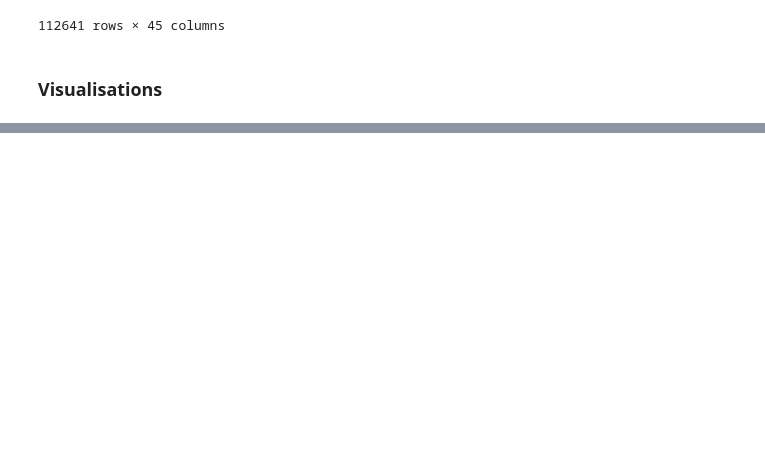
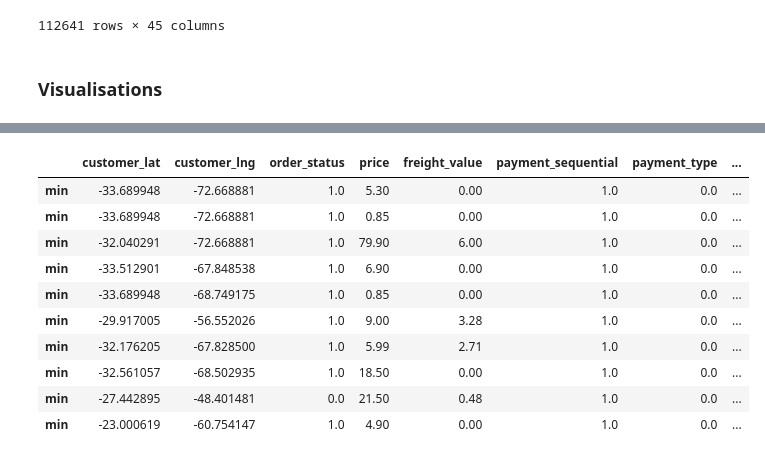
Before and after one commit to RudyBourez/Machine_Learning, a Jupyter notebook: Olist_projet/modélisation.ipynb, the cells around one changed output, grey strips where cells are left out. Cells and saved outputs as stored; diff of their text form; code cells hidden in the pictures; blank space fills up the shorter version.

```diff
--- a/Olist_projet/modélisation.ipynb
+++ b/Olist_projet/modélisation.ipynb
@@ -110,0 +184,3 @@ for i in range(3):
+# %%
+pd.set_option('display.max_columns', None)
+cluster_df[cluster_df["Segment KMeans PCA"] == 1]
@@ -110,0 +195,14 @@ for i in range(3):
+# %%
+cluster_df[cluster_df.index == "min"]
+# %% [output]
+|  | customer_lat | customer_lng | order_status | price | freight_value | payment_sequential | payment_type | ... |
+| min | -33.689948 | -72.668881 | 1.0 | 5.30 | 0.00 | 1.0 | 0.0 | ... |
+| min | -33.689948 | -72.668881 | 1.0 | 0.85 | 0.00 | 1.0 | 0.0 | ... |
+| min | -32.040291 | -72.668881 | 1.0 | 79.90 | 6.00 | 1.0 | 0.0 | ... |
+| min | -33.512901 | -67.848538 | 1.0 | 6.90 | 0.00 | 1.0 | 0.0 | ... |
+| min | -33.689948 | -68.749175 | 1.0 | 0.85 | 0.00 | 1.0 | 0.0 | ... |
+| min | -29.917005 | -56.552026 | 1.0 | 9.00 | 3.28 | 1.0 | 0.0 | ... |
+| min | -32.176205 | -67.828500 | 1.0 | 5.99 | 2.71 | 1.0 | 0.0 | ... |
+| min | -32.561057 | -68.502935 | 1.0 | 18.50 | 0.00 | 1.0 | 0.0 | ... |
+| min | -27.442895 | -48.401481 | 0.0 | 21.50 | 0.48 | 1.0 | 0.0 | ... |
+| min | -23.000619 | -60.754147 | 1.0 | 4.90 | 0.00 | 1.0 | 0.0 | ... |
```
Also changed, not shown: parts of 19 cells of this notebook.
